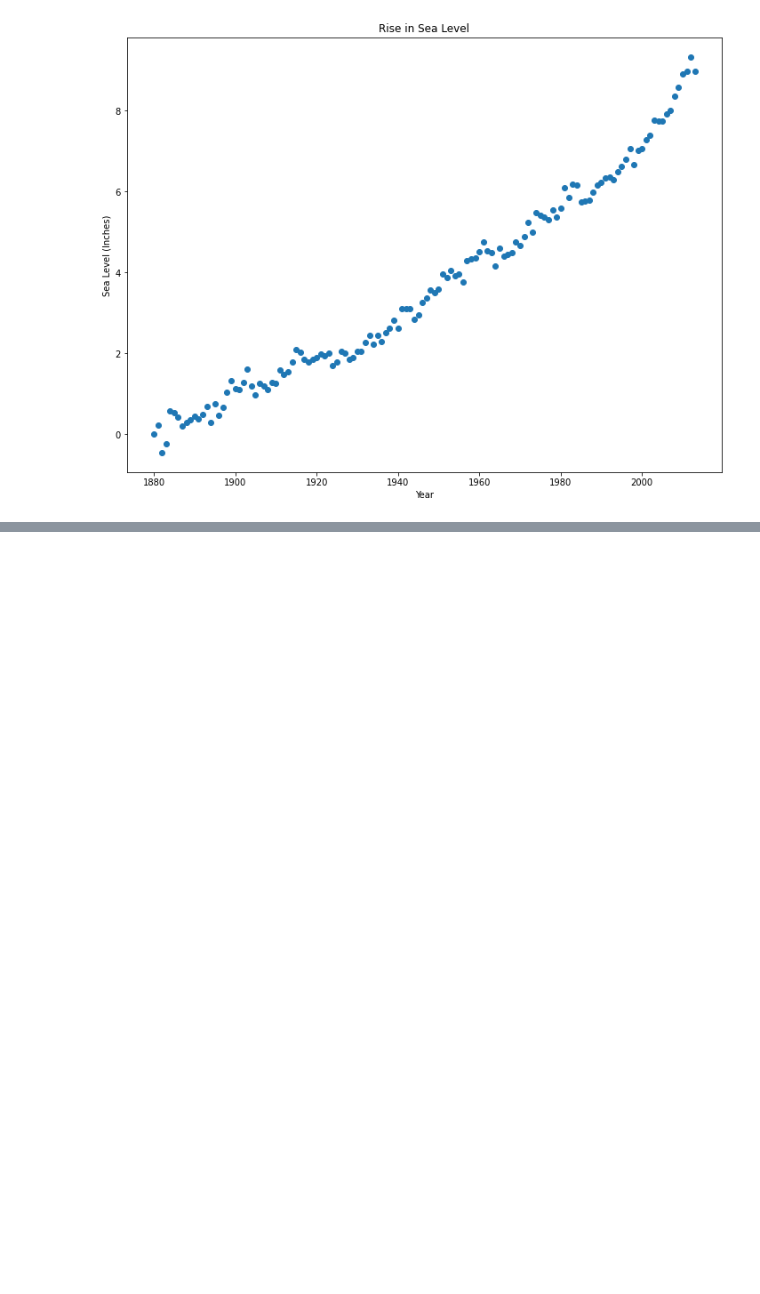
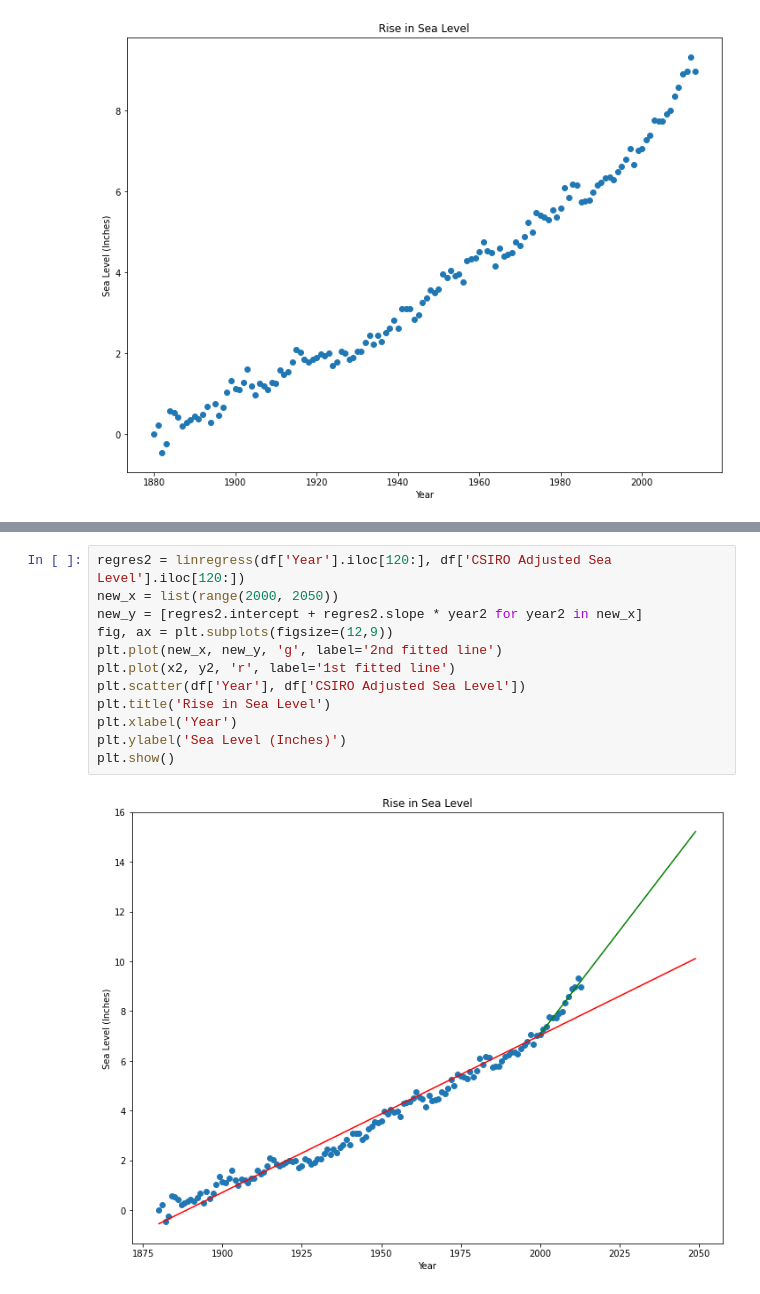
Before and after one commit to GarrettBurchett/Sea-Level-Predictor, a Jupyter notebook: Sea_Level_Predictor_Test.ipynb, the cells around one changed output, grey strips where cells are left out. Saved outputs shown, nothing was run; the diff lists cells and outputs as text; blank space fills up the shorter version.

```diff
--- a/Sea_Level_Predictor_Test.ipynb
+++ b/Sea_Level_Predictor_Test.ipynb
@@ -38,0 +52,14 @@ plt.show()
+# %%
+regres2 = linregress(df['Year'].iloc[120:], df['CSIRO Adjusted Sea Level'].iloc[120:])
+new_x = list(range(2000, 2050))
+new_y = [regres2.intercept + regres2.slope * year2 for year2 in new_x]
+fig, ax = plt.subplots(figsize=(12,9))
+plt.plot(new_x, new_y, 'g', label='2nd fitted line')
+plt.plot(x2, y2, 'r', label='1st fitted line')
+plt.scatter(df['Year'], df['CSIRO Adjusted Sea Level'])
+plt.title('Rise in Sea Level')
+plt.xlabel('Year')
+plt.ylabel('Sea Level (Inches)')
+plt.show()
+# %% [output]
+[figure, added]
```
Also changed, not shown: parts of 1 cell of this notebook, 2 other files.
